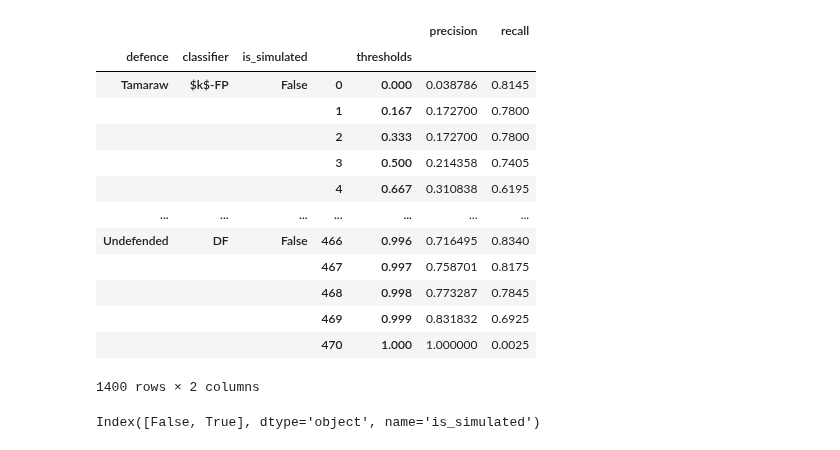
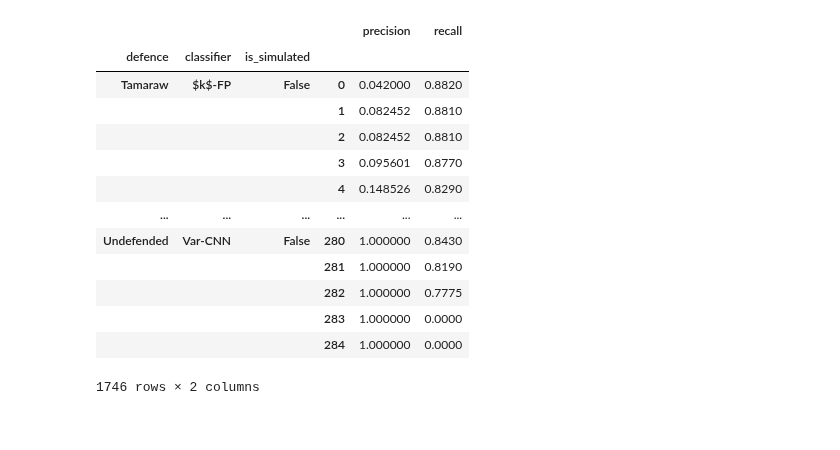
Before and after one commit to jpcsmith/qcsd-experiments, a Jupyter notebook: workflow/notebooks/result-analysis-curve.ipynb, the cells around one changed output. Drawn from its saved outputs; the diff is of its cells as text; code cells hidden in the pictures.

```diff
--- a/workflow/notebooks/result-analysis-curve.ipynb
+++ b/workflow/notebooks/result-analysis-curve.ipynb
@@ -26,15 +27,16 @@ plt.rcParams.update({
 
 WITH_GRID = False
 # %%
+DEFENCE = "tamaraw"
+SETTING = "mconn"
 INPUTS = [
-    f"../../results/ml-eval-conn/{path}/predict/{classifier}-0.csv"
-    for classifier in ["kfp", "dfnet"]
-    # for path in ["front", "simulated-front", "undefended"]
-    for path in ["tamaraw", "simulated-tamaraw", "undefended"]
+    f"../../results/ml-eval-{SETTING}/{path}/predict/{classifier}.csv"
+    for classifier in ["kfp-0", "dfnet-0", "varcnn-0"]
+    for path in [DEFENCE, "undefended"] + ([f"simulated-{DEFENCE}"] if SETTING == "conn" else [])
 ]
 OUTPUT_FILE = pathlib.Path("/tmp/plot.png")
 WITH_LEGEND = True
-WITH_SIMULATED = True
+WITH_SIMULATED = (SETTING == "conn")
 
 if "snakemake" in globals():
     INPUTS = list(snakemake.input)
@@ -71,11 +73,11 @@ def _load_data(inputs):
                     lambda s: next(defence for defence in ["front", "tamaraw", "undefended"] if defence in s)
                 ),
                 classifier=lambda x: x.index.get_level_values("path").map(
-                    lambda s: next(classifier for classifier in ["kfp", "dfnet"] if classifier in s)
+                    lambda s: next(classifier for classifier in ["kfp", "dfnet", "varcnn"] if classifier in s)
                 ))
             .set_index(["defence", "classifier", "is_simulated"])
             .rename(index={"front": "FRONT", "tamaraw": "Tamaraw", "undefended": "Undefended",
-                           "kfp": "$k$-FP", "dfnet": "DF"})
+                           "kfp": "$k$-FP", "dfnet": "DF", "varcnn": "Var-CNN"})
            )
     return data
 
@@ -99,8 +101,10 @@ data
 # %%
 def precision_recall_curve(df):
-    return pd.DataFrame(lab.analytics.rprecision_recall_curve(
-        df["y_true"], df.drop("y_true", axis=1), ratio=20
-    )._asdict())
+    result = lab.analytics.rprecision_recall_curve(df["y_true"], df.drop("y_true", axis=1), ratio=20)
+    return pd.DataFrame({
+        "precision": result.precision,
+        "recall": result.recall,
+    })
 
 # def plot_pr_curve(data):
 #     data = (data
@@ -131,26 +135,22 @@ def precision_recall_curve(df):
 #     return grid
 # %%
 pr_scores = (data.groupby(["defence", "classifier", "is_simulated"])
-             .apply(precision_recall_curve)
-             .set_index("thresholds", append=True))
+             .apply(lambda x: precision_recall_curve(x)))
+             # .set_index("thresholds", append=True))
 pr_scores
 # %% [output]
-|  |  |  |  |  | precision | recall |
-| defence | classifier | is_simulated |  | thresholds |  |  |
-| Tamaraw | $k$-FP | False | 0 | 0.000 | 0.038786 | 0.8145 |
-|  |  |  | 1 | 0.167 | 0.172700 | 0.7800 |
-|  |  |  | 2 | 0.333 | 0.172700 | 0.7800 |
-|  |  |  | 3 | 0.500 | 0.214358 | 0.7405 |
-|  |  |  | 4 | 0.667 | 0.310838 | 0.6195 |
-| ... | ... | ... | ... | ... | ... | ... |
-| Undefended | DF | False | 466 | 0.996 | 0.716495 | 0.8340 |
-|  |  |  | 467 | 0.997 | 0.758701 | 0.8175 |
-|  |  |  | 468 | 0.998 | 0.773287 | 0.7845 |
-|  |  |  | 469 | 0.999 | 0.831832 | 0.6925 |
-|  |  |  | 470 | 1.000 | 1.000000 | 0.0025 |
+|  |  |  |  | precision | recall |
+| defence | classifier | is_simulated |  |  |  |
+| Tamaraw | $k$-FP | False | 0 | 0.042000 | 0.8820 |
+|  |  |  | 1 | 0.082452 | 0.8810 |
+|  |  |  | 2 | 0.082452 | 0.8810 |
+|  |  |  | 3 | 0.095601 | 0.8770 |
+|  |  |  | 4 | 0.148526 | 0.8290 |
+| ... | ... | ... | ... | ... | ... |
+| Undefended | Var-CNN | False | 280 | 1.000000 | 0.8430 |
+|  |  |  | 281 | 1.000000 | 0.8190 |
+|  |  |  | 282 | 1.000000 | 0.7775 |
+|  |  |  | 283 | 1.000000 | 0.0000 |
+|  |  |  | 284 | 1.000000 | 0.0000 |
-1400 rows × 2 columns
+1746 rows × 2 columns
-# %%
-pr_scores.index.unique("is_simulated")
-# %% [output]
-Index([False, True], dtype='object', name='is_simulated')
 # %%
```
Also changed, not shown: parts of 4 cells of this notebook, 10 other files.
